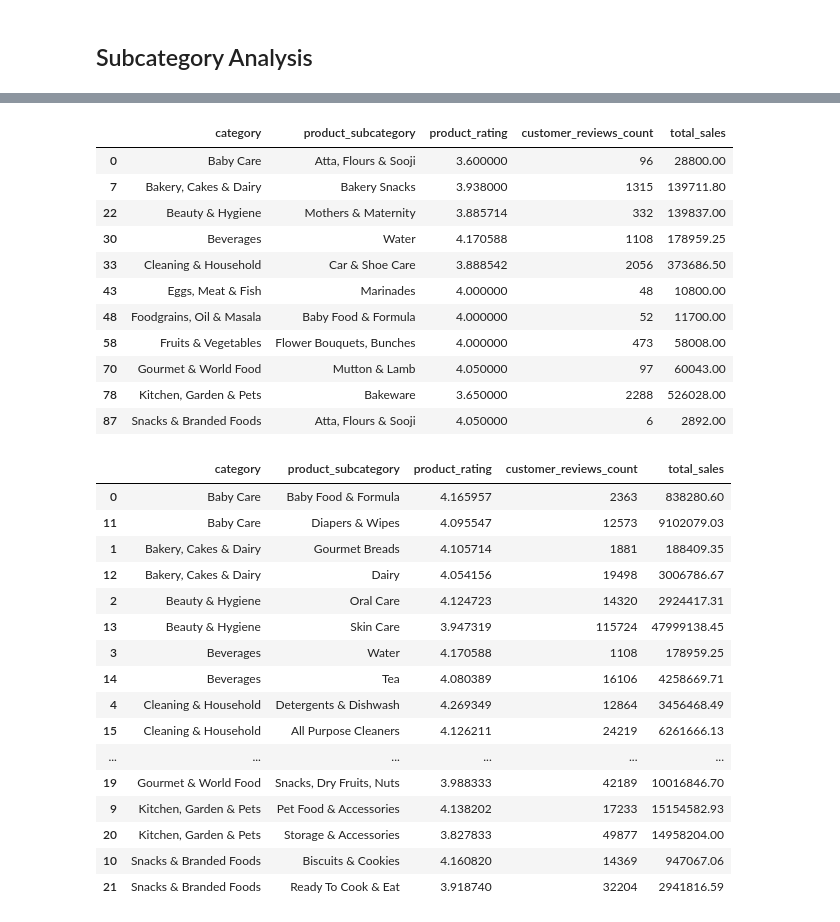
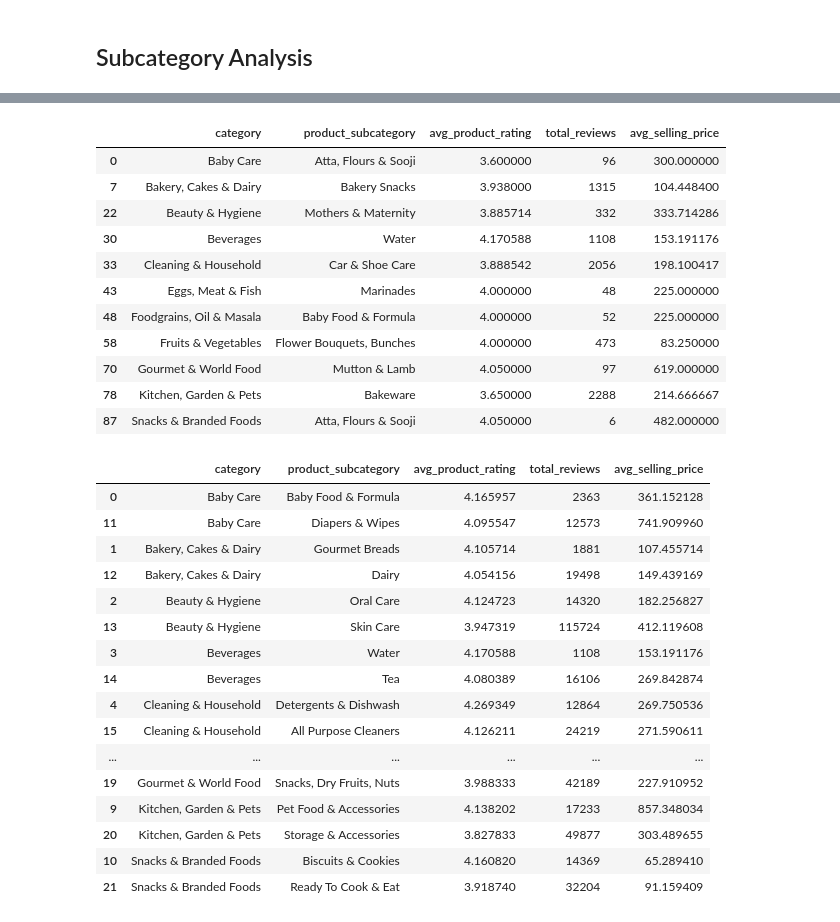
Before and after one commit to viraj19r/market_pulse, a Jupyter notebook: subcategory.ipynb, the cells around one changed output, grey strips where cells are left out. Cells and saved outputs as stored; diff of their text form; code cells hidden in the pictures.

```diff
--- a/subcategory.ipynb
+++ b/subcategory.ipynb
@@ -10,8 +10,8 @@ data.head()
 | 3 | Cereal Flip Lid Container/Storage... | Cleaning & Household | Bins & Bathroom Ware | Nakoda | 149.0 | 176.0 | Laundry, Storage Baskets | ... |
 | 4 | Creme Soft Soap - For Hands & Body | Beauty & Hygiene | Bath & Hand Wash | Nivea | 162.0 | 162.0 | Bathing Bars & Soaps | ... |
 # %%
-data['total_sales'] = data['selling_price'] * data['customer_reviews_count']
-category_stats = data.groupby(['category', 'product_subcategory']).agg({'product_rating': 'mean', 'customer_reviews_count': 'sum', 'total_sales': 'sum'}).reset_index()
-category_stats = category_stats.sort_values(by=['product_rating', 'customer_reviews_count'], ascending=False)
+category_stats = data.groupby(['category', 'product_subcategory']).agg({'product_rating': 'mean', 'customer_reviews_count': 'sum', 'selling_price': 'mean'}).reset_index()
+category_stats = category_stats.rename(columns={'product_rating':'avg_product_rating','customer_reviews_count':'total_reviews','selling_price':'avg_selling_price'})
+category_stats = category_stats.sort_values(by=['avg_product_rating', 'total_reviews'], ascending=False)
 category_stats
 # %% [output]
@@ -287,12 +64,12 @@ fig.show()  # sales wise categories
 ## Subcategory Analysis
 # %%
 # Find the index of the maximum average product_rating for each category
-max_rating_index = category_stats.groupby('category')['product_rating'].idxmax()
-min_rating_index = category_stats.groupby('category')['product_rating'].idxmin()
+max_rating_index = category_stats.groupby('category')['avg_product_rating'].idxmax()
+min_rating_index = category_stats.groupby('category')['avg_product_rating'].idxmin()
 
 # Find the index of the maximum average customer_reviews_count for each category
-max_reviews_index = category_stats.groupby('category')['customer_reviews_count'].idxmax()
-min_reviews_index = category_stats.groupby('category')['customer_reviews_count'].idxmin()
+max_reviews_index = category_stats.groupby('category')['total_reviews'].idxmax()
+min_reviews_index = category_stats.groupby('category')['total_reviews'].idxmin()
 
 # Extract the corresponding sub-categories with the highest average rating and customer reviews count for each category
 best_subcategories_rating = category_stats.loc[max_rating_index]
@@ -347,45 +124,45 @@ best_subcategories_reviews
 # %%
 low_subcategories_reviews
 # %% [output]
-|  | category | product_subcategory | product_rating | customer_reviews_count | total_sales |
-| 0 | Baby Care | Atta, Flours & Sooji | 3.600000 | 96 | 28800.00 |
-| 7 | Bakery, Cakes & Dairy | Bakery Snacks | 3.938000 | 1315 | 139711.80 |
-| 22 | Beauty & Hygiene | Mothers & Maternity | 3.885714 | 332 | 139837.00 |
-| 30 | Beverages | Water | 4.170588 | 1108 | 178959.25 |
-| 33 | Cleaning & Household | Car & Shoe Care | 3.888542 | 2056 | 373686.50 |
-| 43 | Eggs, Meat & Fish | Marinades | 4.000000 | 48 | 10800.00 |
-| 48 | Foodgrains, Oil & Masala | Baby Food & Formula | 4.000000 | 52 | 11700.00 |
-| 58 | Fruits & Vegetables | Flower Bouquets, Bunches | 4.000000 | 473 | 58008.00 |
-| 70 | Gourmet & World Food | Mutton & Lamb | 4.050000 | 97 | 60043.00 |
-| 78 | Kitchen, Garden & Pets | Bakeware | 3.650000 | 2288 | 526028.00 |
-| 87 | Snacks & Branded Foods | Atta, Flours & Sooji | 4.050000 | 6 | 2892.00 |
+|  | category | product_subcategory | avg_product_rating | total_reviews | avg_selling_price |
+| 0 | Baby Care | Atta, Flours & Sooji | 3.600000 | 96 | 300.000000 |
+| 7 | Bakery, Cakes & Dairy | Bakery Snacks | 3.938000 | 1315 | 104.448400 |
+| 22 | Beauty & Hygiene | Mothers & Maternity | 3.885714 | 332 | 333.714286 |
+| 30 | Beverages | Water | 4.170588 | 1108 | 153.191176 |
+| 33 | Cleaning & Household | Car & Shoe Care | 3.888542 | 2056 | 198.100417 |
+| 43 | Eggs, Meat & Fish | Marinades | 4.000000 | 48 | 225.000000 |
+| 48 | Foodgrains, Oil & Masala | Baby Food & Formula | 4.000000 | 52 | 225.000000 |
+| 58 | Fruits & Vegetables | Flower Bouquets, Bunches | 4.000000 | 473 | 83.250000 |
+| 70 | Gourmet & World Food | Mutton & Lamb | 4.050000 | 97 | 619.000000 |
+| 78 | Kitchen, Garden & Pets | Bakeware | 3.650000 | 2288 | 214.666667 |
+| 87 | Snacks & Branded Foods | Atta, Flours & Sooji | 4.050000 | 6 | 482.000000 |
 # %%
 merged_df = pd.concat([best_subcategories_rating, best_subcategories_reviews], ignore_index=True)
 merged_df_low = pd.concat([low_subcategories_rating, low_subcategories_reviews], ignore_index=True)
 
 # Sort the merged dataframe by category and then by either product_rating or customer_reviews_count
-merged_df.sort_values(by=['category', 'product_rating', 'customer_reviews_count'], ascending=[True, False, False], inplace=True)
-merged_df_low.sort_values(by=['category', 'product_rating', 'customer_reviews_count'], ascending=[True, False, False], inplace=True)
+merged_df.sort_values(by=['category', 'avg_product_rating', 'total_reviews'], ascending=[True, False, False], inplace=True)
+merged_df_low.sort_values(by=['category', 'avg_product_rating', 'total_reviews'], ascending=[True, False, False], inplace=True)
 
 merged_df
 # %% [output]
-|  | category | product_subcategory | product_rating | customer_reviews_count | total_sales |
-| 0 | Baby Care | Baby Food & Formula | 4.165957 | 2363 | 838280.60 |
-| 11 | Baby Care | Diapers & Wipes | 4.095547 | 12573 | 9102079.03 |
-| 1 | Bakery, Cakes & Dairy | Gourmet Breads | 4.105714 | 1881 | 188409.35 |
-| 12 | Bakery, Cakes & Dairy | Dairy | 4.054156 | 19498 | 3006786.67 |
-| 2 | Beauty & Hygiene | Oral Care | 4.124723 | 14320 | 2924417.31 |
-| 13 | Beauty & Hygiene | Skin Care | 3.947319 | 115724 | 47999138.45 |
-| 3 | Beverages | Water | 4.170588 | 1108 | 178959.25 |
-| 14 | Beverages | Tea | 4.080389 | 16106 | 4258669.71 |
-| 4 | Cleaning & Household | Detergents & Dishwash | 4.269349 | 12864 | 3456468.49 |
-| 15 | Cleaning & Household | All Purpose Cleaners | 4.126211 | 24219 | 6261666.13 |
+|  | category | product_subcategory | avg_product_rating | total_reviews | avg_selling_price |
+| 0 | Baby Care | Baby Food & Formula | 4.165957 | 2363 | 361.152128 |
+| 11 | Baby Care | Diapers & Wipes | 4.095547 | 12573 | 741.909960 |
+| 1 | Bakery, Cakes & Dairy | Gourmet Breads | 4.105714 | 1881 | 107.455714 |
+| 12 | Bakery, Cakes & Dairy | Dairy | 4.054156 | 19498 | 149.439169 |
+| 2 | Beauty & Hygiene | Oral Care | 4.124723 | 14320 | 182.256827 |
+| 13 | Beauty & Hygiene | Skin Care | 3.947319 | 115724 | 412.119608 |
+| 3 | Beverages | Water | 4.170588 | 1108 | 153.191176 |
+| 14 | Beverages | Tea | 4.080389 | 16106 | 269.842874 |
+| 4 | Cleaning & Household | Detergents & Dishwash | 4.269349 | 12864 | 269.750536 |
+| 15 | Cleaning & Household | All Purpose Cleaners | 4.126211 | 24219 | 271.590611 |
 | ... | ... | ... | ... | ... | ... |
-| 19 | Gourmet & World Food | Snacks, Dry Fruits, Nuts | 3.988333 | 42189 | 10016846.70 |
-| 9 | Kitchen, Garden & Pets | Pet Food & Accessories | 4.138202 | 17233 | 15154582.93 |
-| 20 | Kitchen, Garden & Pets | Storage & Accessories | 3.827833 | 49877 | 14958204.00 |
-| 10 | Snacks & Branded Foods | Biscuits & Cookies | 4.160820 | 14369 | 947067.06 |
-| 21 | Snacks & Branded Foods | Ready To Cook & Eat | 3.918740 | 32204 | 2941816.59 |
+| 19 | Gourmet & World Food | Snacks, Dry Fruits, Nuts | 3.988333 | 42189 | 227.910952 |
+| 9 | Kitchen, Garden & Pets | Pet Food & Accessories | 4.138202 | 17233 | 857.348034 |
+| 20 | Kitchen, Garden & Pets | Storage & Accessories | 3.827833 | 49877 | 303.489655 |
+| 10 | Snacks & Branded Foods | Biscuits & Cookies | 4.160820 | 14369 | 65.289410 |
+| 21 | Snacks & Branded Foods | Ready To Cook & Eat | 3.918740 | 32204 | 91.159409 |
 # %%
 merged_df_low
 # %% [output]
```
Also changed, not shown: parts of 24 cells of this notebook, 4 other files.
